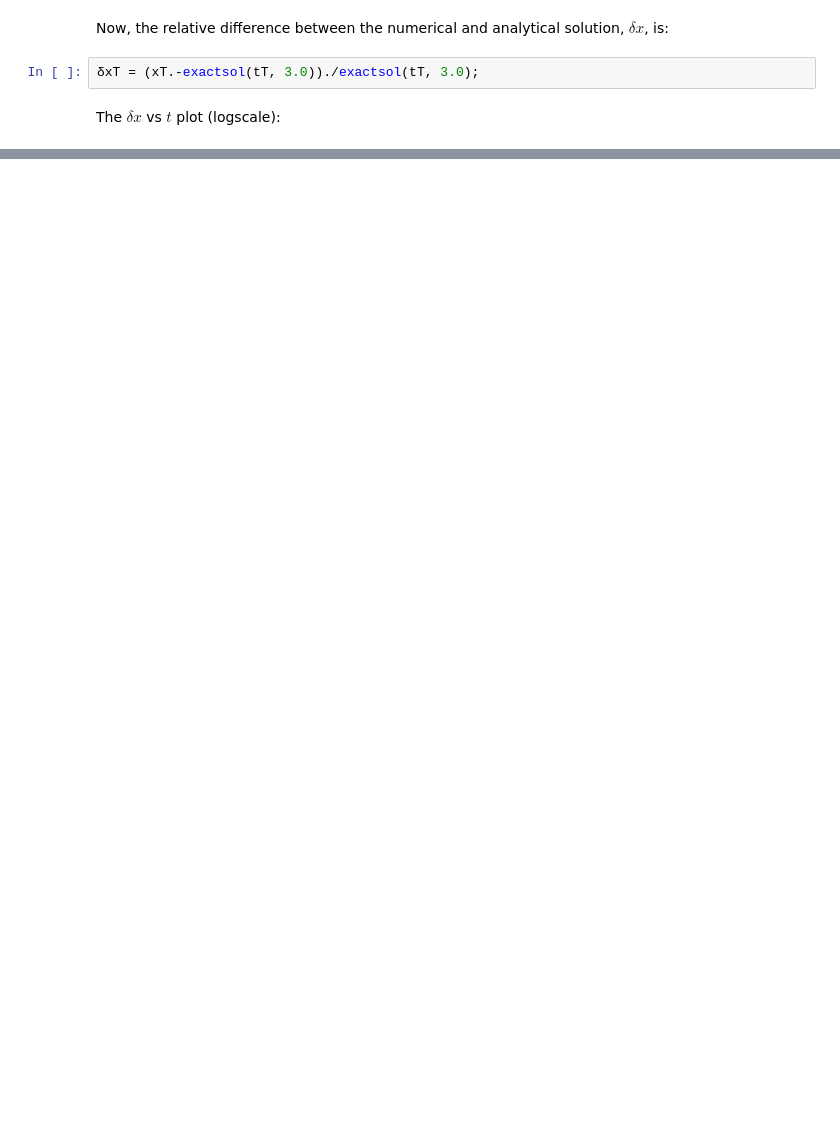
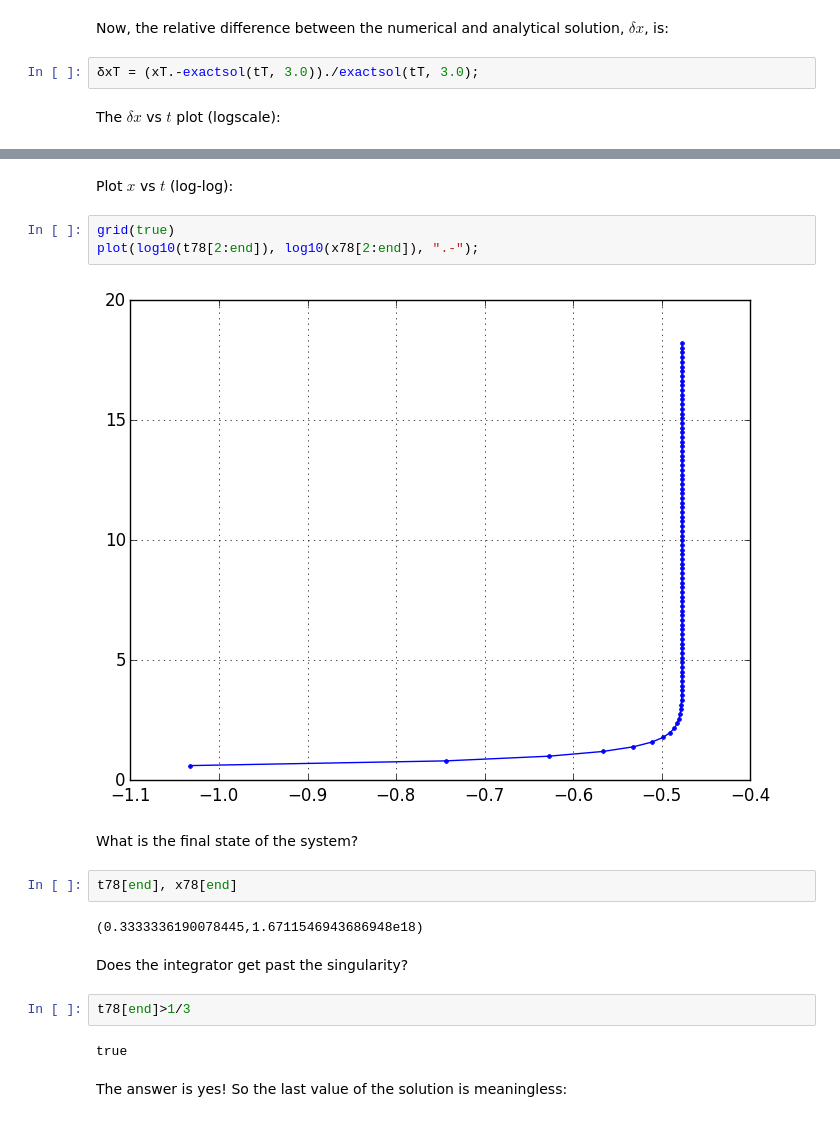
Before and after one commit to PerezHz/TaylorIntegration.jl, a Jupyter notebook: examples/x-dot-equals-x-squared.ipynb, the cells around one changed output, grey strips where cells are left out. Cells and saved outputs as stored; diff of their text form; blank space fills up the shorter version.

```diff
--- a/examples/x-dot-equals-x-squared.ipynb
+++ b/examples/x-dot-equals-x-squared.ipynb
@@ -145,0 +172,21 @@ A 10th order Taylor method with an absolute tolerance of $10^{-5}$ stays within
+# %% [markdown]
+Plot $x$ vs $t$ (log-log):
+# %%
+grid(true)
+plot(log10(t78[2:end]), log10(x78[2:end]), ".-");
+# %% [output]
+[figure, added]
+# %% [markdown]
+What is the final state of the system?
+# %%
+t78[end], x78[end]
+# %% [output]
+(0.3333336190078445,1.6711546943686948e18)
+# %% [markdown]
+Does the integrator get past the singularity?
+# %%
+t78[end]>1/3
+# %% [output]
+true
+# %% [markdown]
+The answer is yes! So the last value of the solution is meaningless:
```
Also changed, not shown: parts of 44 cells of this notebook, 1 other file.
